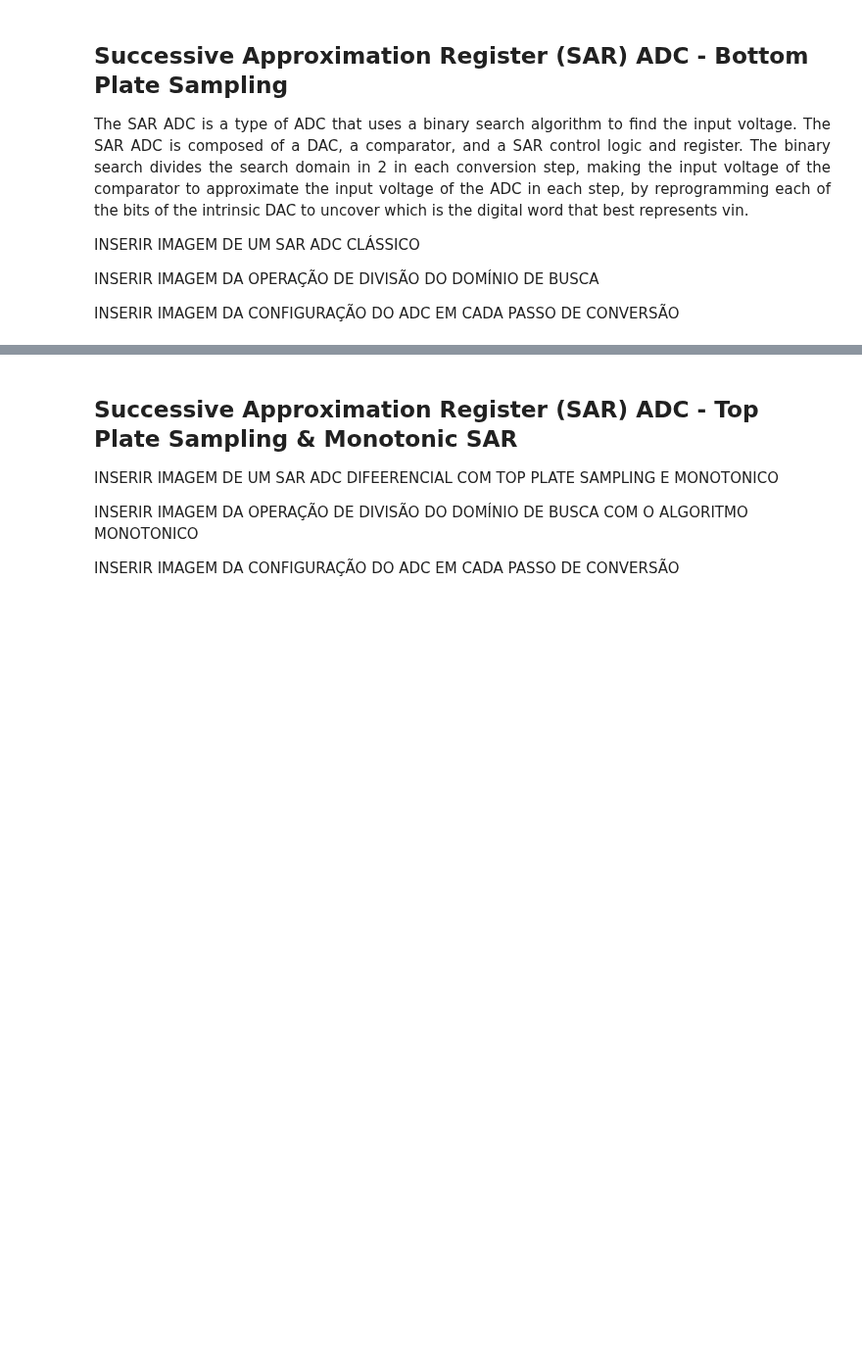
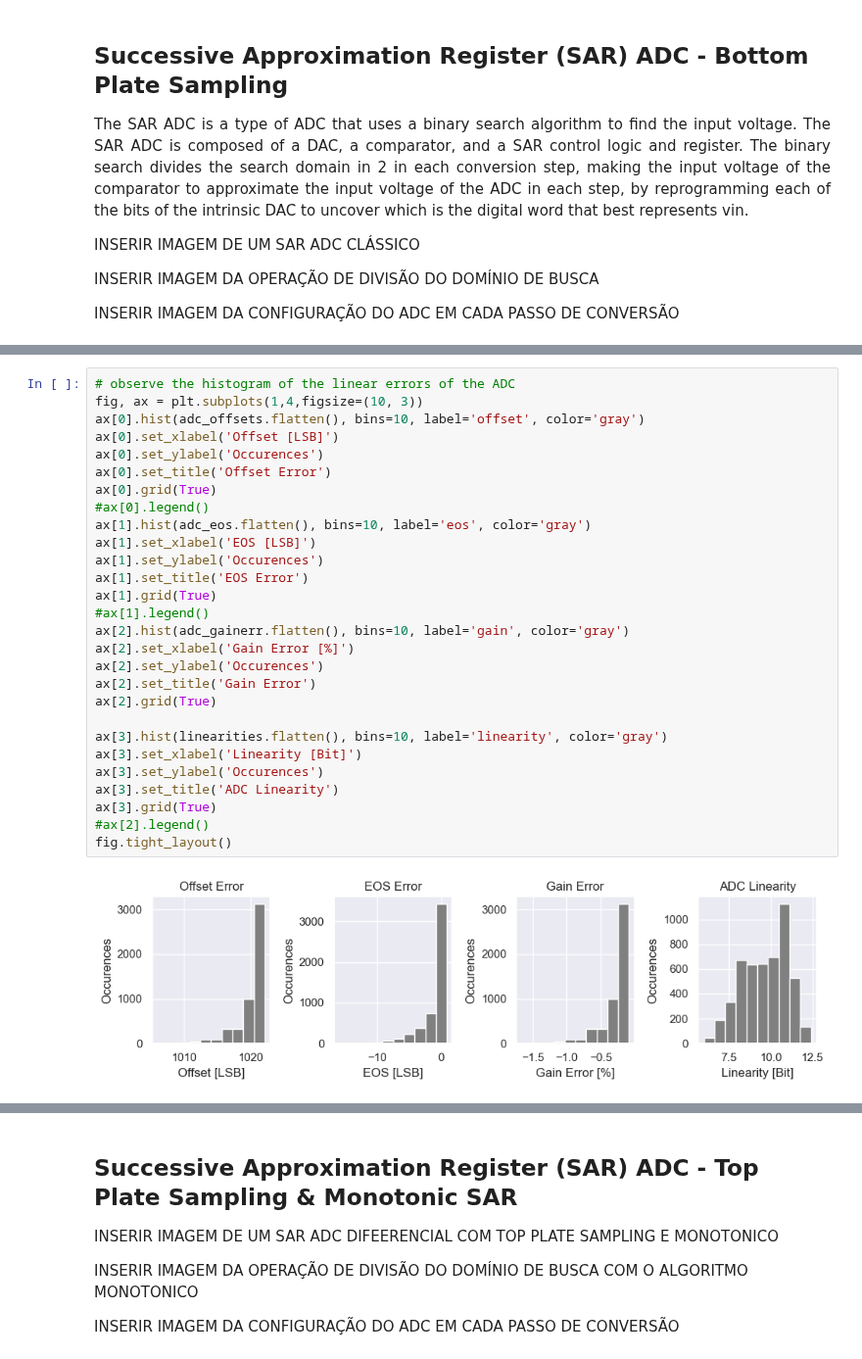
Before and after one commit to das-dias/signal-converters-notebooks, a Jupyter notebook: practical_classes/practical_class_10.ipynb, the cells around one changed output, grey strips where cells are left out. Shown at 98% size. Cells and saved outputs as stored; diff of their text form; blank space fills up the shorter version.

```diff
--- a/practical_classes/practical_class_10.ipynb
+++ b/practical_classes/practical_class_10.ipynb
@@ -14,0 +333,30 @@ INSERIR IMAGEM DA CONFIGURAÇÃO DO ADC EM CADA PASSO DE CONVERSÃO
+# %%
+# observe the histogram of the linear errors of the ADC
+fig, ax = plt.subplots(1,4,figsize=(10, 3))
+ax[0].hist(adc_offsets.flatten(), bins=10, label='offset', color='gray')
+ax[0].set_xlabel('Offset [LSB]')
+ax[0].set_ylabel('Occurences')
+ax[0].set_title('Offset Error')
+ax[0].grid(True)
+#ax[0].legend()
+ax[1].hist(adc_eos.flatten(), bins=10, label='eos', color='gray')
+ax[1].set_xlabel('EOS [LSB]')
+ax[1].set_ylabel('Occurences')
+ax[1].set_title('EOS Error')
+ax[1].grid(True)
+#ax[1].legend()
+ax[2].hist(adc_gainerr.flatten(), bins=10, label='gain', color='gray')
+ax[2].set_xlabel('Gain Error [%]')
+ax[2].set_ylabel('Occurences')
+ax[2].set_title('Gain Error')
+ax[2].grid(True)
+
+ax[3].hist(linearities.flatten(), bins=10, label='linearity', color='gray')
+ax[3].set_xlabel('Linearity [Bit]')
+ax[3].set_ylabel('Occurences')
+ax[3].set_title('ADC Linearity')
+ax[3].grid(True)
+#ax[2].legend()
+fig.tight_layout()
+# %% [output]
+[figure, added]
```
Also changed, not shown: parts of 42 cells of this notebook.
